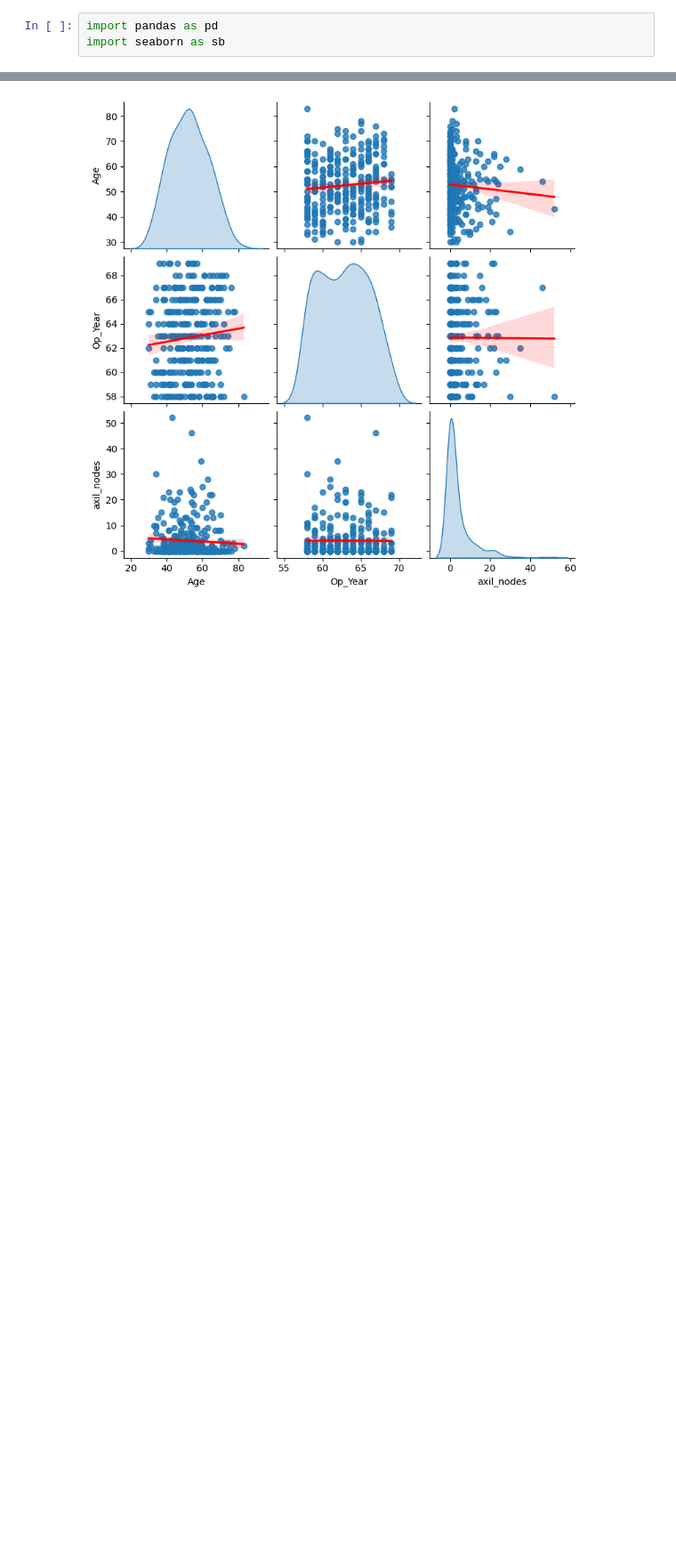
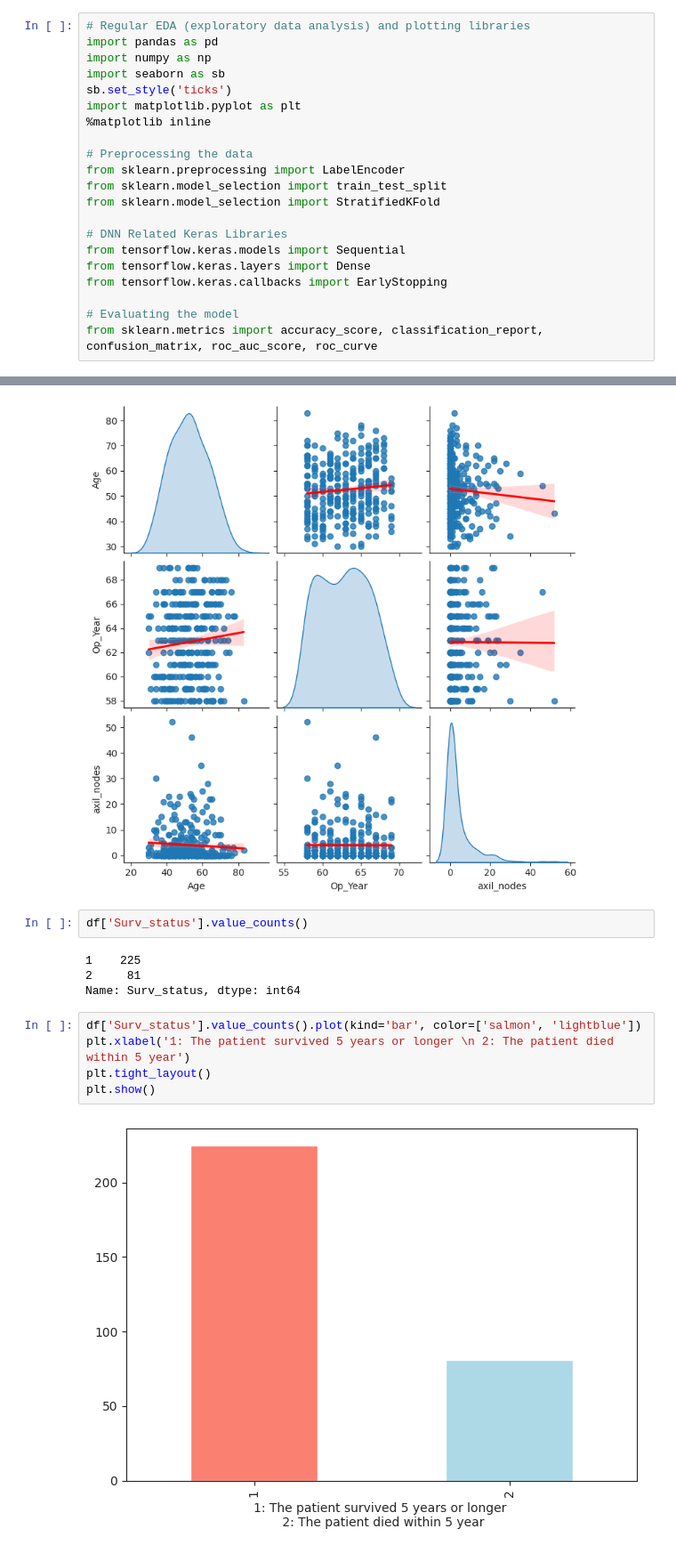
Before and after one commit to muscak/Haberman-Breast-Cancer-Survival-Prediction, a Jupyter notebook: Haberman-Breast-Cancer-Prediction-DNN.ipynb, the cells around one changed output, grey strips where cells are left out. Shown: that part at 89% size. Cells and saved outputs as stored; diff of their text form; blank space fills up the shorter version.

Commit message:
Initial version of the model

```diff
--- a/Haberman-Breast-Cancer-Prediction-DNN.ipynb
+++ b/Haberman-Breast-Cancer-Prediction-DNN.ipynb
@@ -28,8 +28,26 @@ We're going to use:
 - [Matplotlib](https://matplotlib.org/) / [seaborn](https://seaborn.pydata.org/) for plotting or data visualization.
 - [Scikit-Learn](https://scikit-learn.org/stable/) for machine learning modelling and evaluation.
 # %%
+# Regular EDA (exploratory data analysis) and plotting libraries
 import pandas as pd
+import numpy as np
 import seaborn as sb
+sb.set_style('ticks')
+import matplotlib.pyplot as plt
+%matplotlib inline
+
+# Preprocessing the data
+from sklearn.preprocessing import LabelEncoder
+from sklearn.model_selection import train_test_split
+from sklearn.model_selection import StratifiedKFold
+
+# DNN Related Keras Libraries
+from tensorflow.keras.models import Sequential
+from tensorflow.keras.layers import Dense
+from tensorflow.keras.callbacks import EarlyStopping
+
+# Evaluating the model
+from sklearn.metrics import accuracy_score, classification_report, confusion_matrix, roc_auc_score, roc_curve
 # %%
 columns = ['Age', 'Op_Year', 'axil_nodes', 'Surv_status']
 url = 'https://raw.githubusercontent.com/jbrownlee/Datasets/master/haberman.csv'
@@ -47,3 +104,16 @@ sb.pairplot(df.drop('Surv_status', axis=1), kind='reg', diag_kind='kde', plot_kw
 # %% [output]
 <seaborn.axisgrid.PairGrid at 0x...>
 [figure]
+# %%
+df['Surv_status'].value_counts()
+# %% [output]
+1    225
+2     81
+Name: Surv_status, dtype: int64
+# %%
+df['Surv_status'].value_counts().plot(kind='bar', color=['salmon', 'lightblue'])
+plt.xlabel('1: The patient survived 5 years or longer \n 2: The patient died within 5 year')
+plt.tight_layout()
+plt.show()
+# %% [output]
+[figure, added]
```
Also changed, not shown: parts of 16 cells of this notebook.
